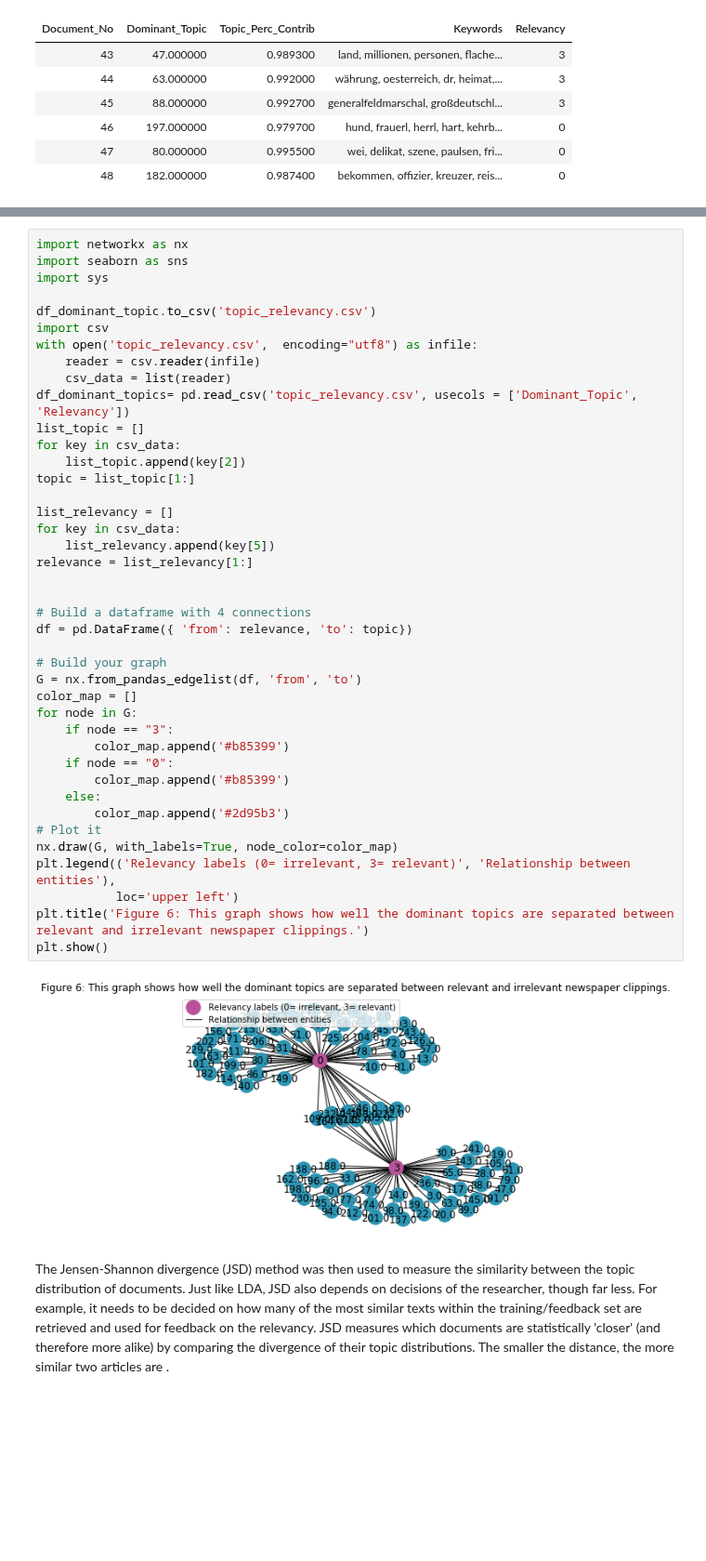
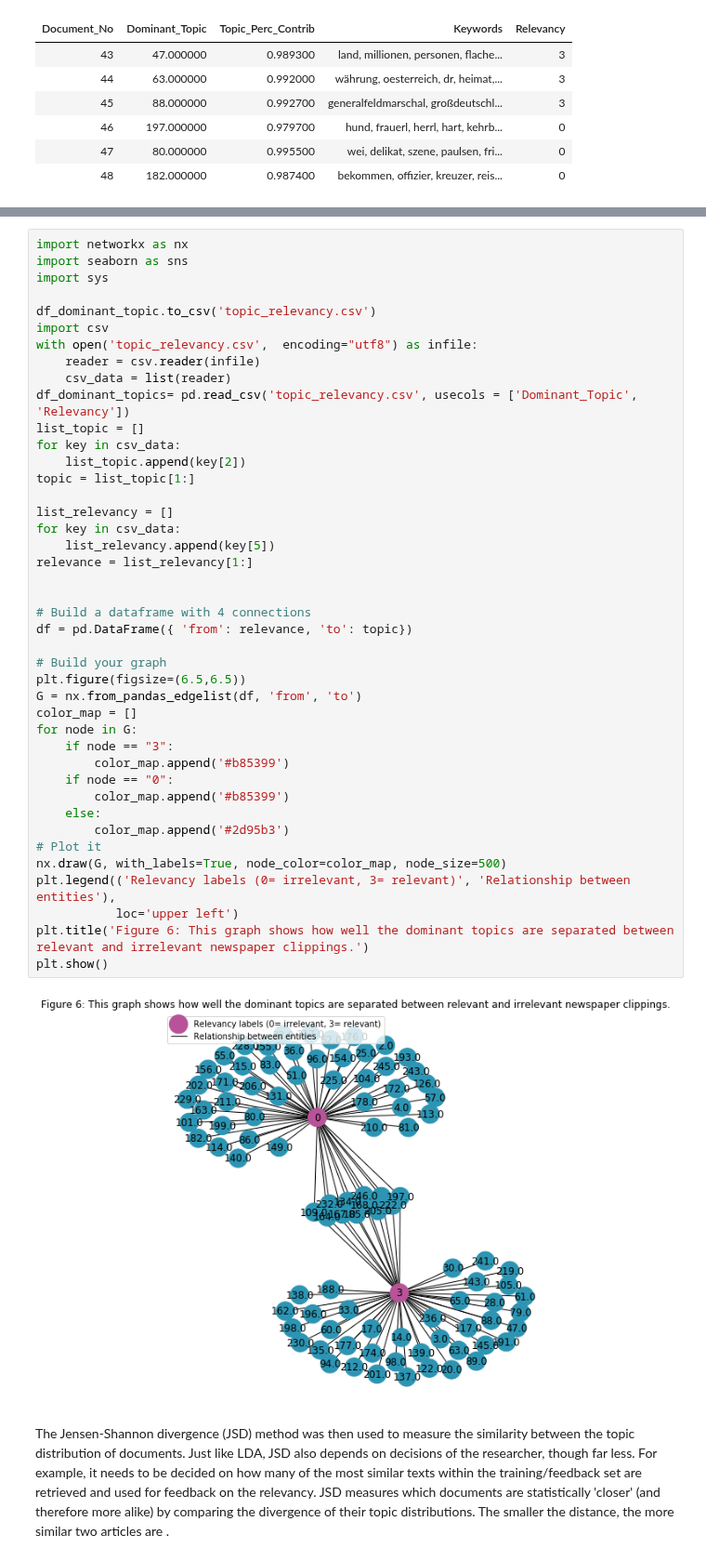
Before and after one commit to soberbichler/Topic-specific-corpus-building_OberbichlerPfanzelter, a Jupyter notebook: Topic-specific corpus building_Oberbichler_Pfanzelter.ipynb, the cells around one changed output, grey strips where cells are left out. Shown at 93% size. Saved outputs shown, nothing was run; the diff lists cells and outputs as text; blank space fills up the shorter version.

```diff
--- a/Topic-specific corpus building_Oberbichler_Pfanzelter.ipynb
+++ b/Topic-specific corpus building_Oberbichler_Pfanzelter.ipynb
@@ -389,35 +390,36 @@ df_dominant_topics= pd.read_csv('topic_relevancy.csv', usecols = ['Dominant_Topi
 list_topic = []
 for key in csv_data:
     list_topic.append(key[2])
 topic = list_topic[1:]
 
 list_relevancy = []
 for key in csv_data:
     list_relevancy.append(key[5])
 relevance = list_relevancy[1:]
 
 
 # Build a dataframe with 4 connections
 df = pd.DataFrame({ 'from': relevance, 'to': topic})
 
 # Build your graph
+plt.figure(figsize=(6.5,6.5))
 G = nx.from_pandas_edgelist(df, 'from', 'to')
 color_map = []
 for node in G:
     if node == "3":
         color_map.append('#b85399')
     if node == "0":
         color_map.append('#b85399')
     else:
         color_map.append('#2d95b3')
 # Plot it
-nx.draw(G, with_labels=True, node_color=color_map)
+nx.draw(G, with_labels=True, node_color=color_map, node_size=500)
 plt.legend(('Relevancy labels (0= irrelevant, 3= relevant)', 'Relationship between entities'),
            loc='upper left')
 plt.title('Figure 6: This graph shows how well the dominant topics are separated between relevant and irrelevant newspaper clippings.')
 plt.show()
 # %% [output]
-[figure, old version]
+[figure, new version]
 # %% [markdown]
 The Jensen-Shannon divergence (JSD) method was then used to measure the similarity between the topic distribution of documents. Just like LDA, JSD also depends on decisions of the researcher, though far less. For example, it needs to be decided on how many of the most similar texts within the training/feedback set are retrieved and used for feedback on the relevancy. JSD measures which documents are statistically 'closer' (and therefore more alike) by comparing the divergence of their topic distributions. The smaller the distance, the more similar two articles are <cite data-cite="6142573/LM8L24CE"></cite>.
 # %% [markdown]
```
Also changed, not shown: parts of 84 cells of this notebook.
